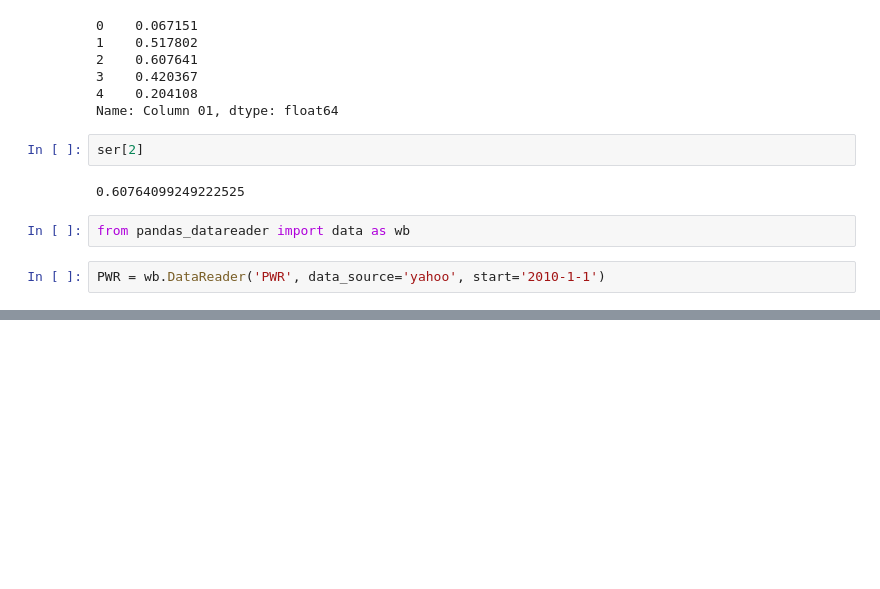
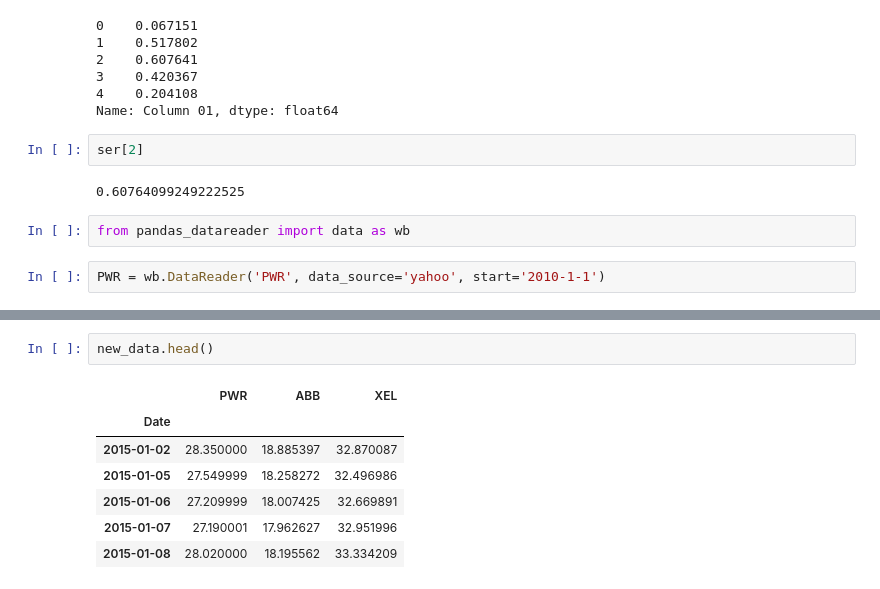
Before and after one commit to jefedeltejas/pythonFinance, a Jupyter notebook: Importing_and_Organizing_data_part1.ipynb, the cells around one changed output, grey strips where cells are left out. Drawn from its saved outputs; the diff is of its cells as text; blank space fills up the shorter version.

```diff
--- a/Importing_and_Organizing_data_part1.ipynb
+++ b/Importing_and_Organizing_data_part1.ipynb
@@ -44,0 +94,10 @@ PWR
+# %%
+new_data.head()
+# %% [output]
+|  | PWR | ABB | XEL |
+| Date |  |  |  |
+| 2015-01-02 | 28.350000 | 18.885397 | 32.870087 |
+| 2015-01-05 | 27.549999 | 18.258272 | 32.496986 |
+| 2015-01-06 | 27.209999 | 18.007425 | 32.669891 |
+| 2015-01-07 | 27.190001 | 17.962627 | 32.951996 |
+| 2015-01-08 | 28.020000 | 18.195562 | 33.334209 |
```
Also changed, not shown: parts of 6 cells of this notebook.
